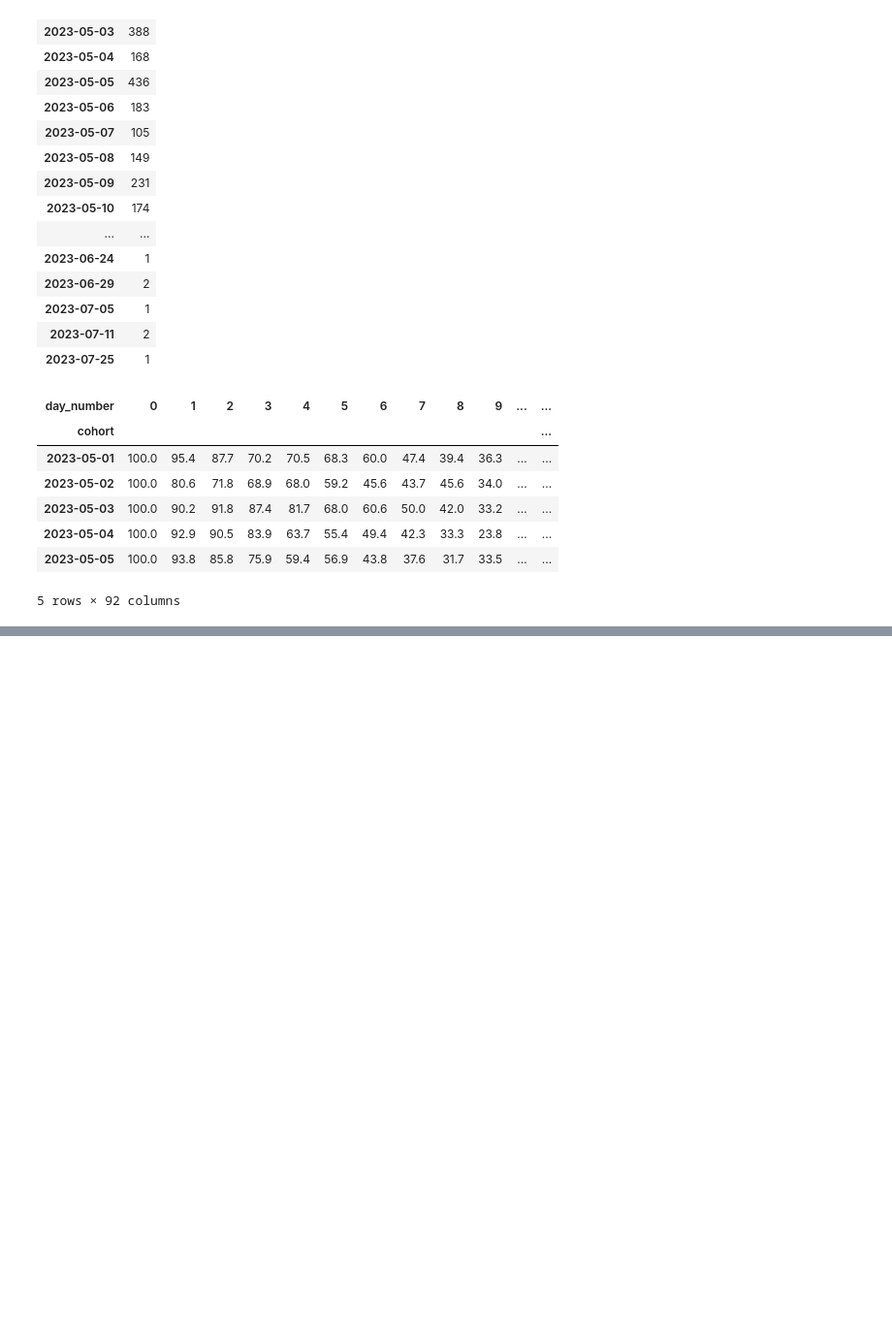
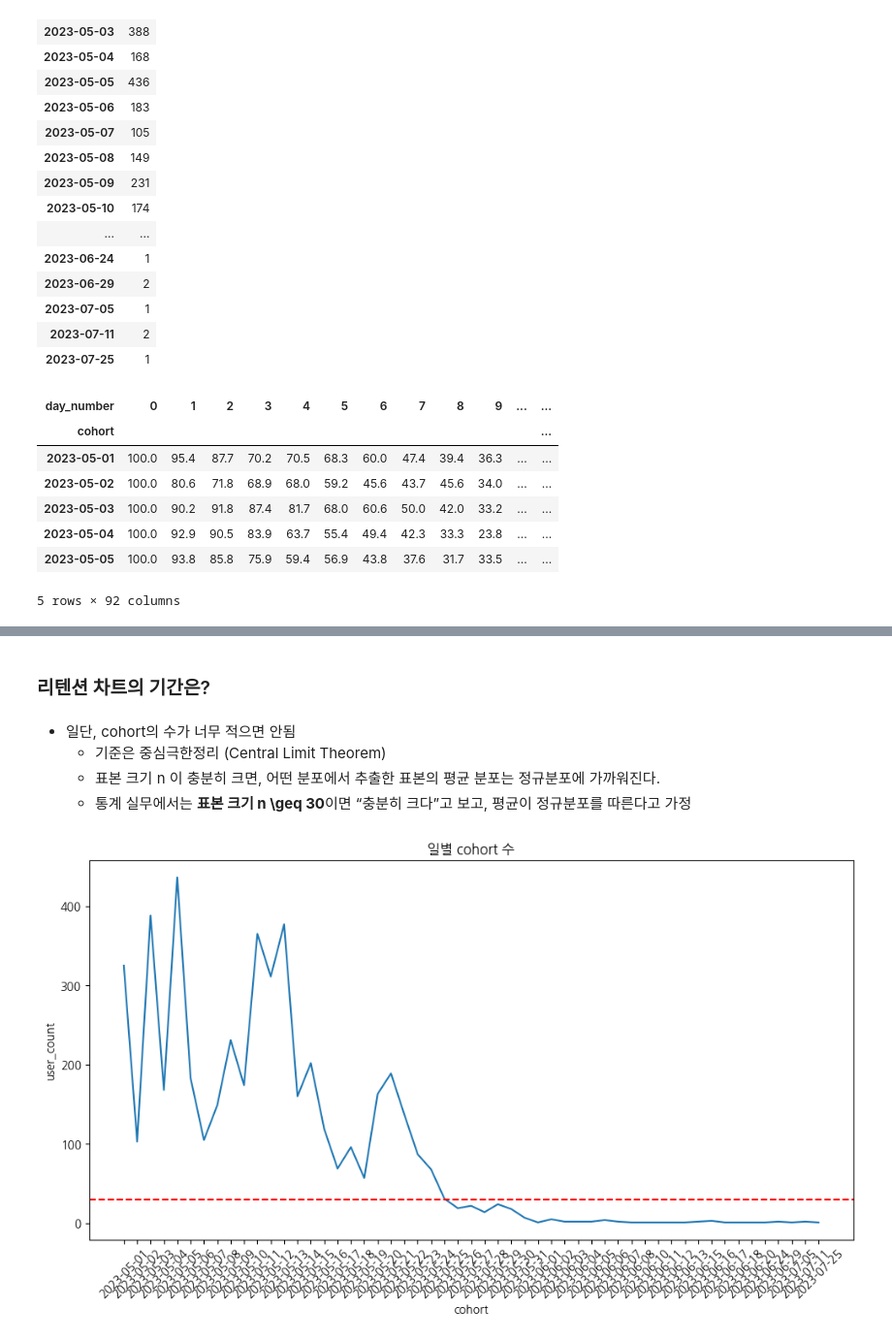
Before and after one commit to saeraniren/advanced_project, a Jupyter notebook: kpi_retention.ipynb, the cells around one changed output, grey strips where cells are left out. Shown at 97% size. Cells and saved outputs as stored; diff of their text form; code cells hidden in the pictures; blank space fills up the shorter version.

```diff
--- a/kpi_retention.ipynb
+++ b/kpi_retention.ipynb
@@ -507,0 +519,19 @@ retention_with_usercount_df.head()
+# %% [markdown]
+### 리텐션 차트의 기간은?
+# %% [markdown]
+- 일단, cohort의 수가 너무 적으면 안됨
+    - 기준은 중심극한정리 (Central Limit Theorem)
+    - 표본 크기 n 이 충분히 크면, 어떤 분포에서 추출한 표본의 평균 분포는 정규분포에 가까워진다.
+    - 통계 실무에서는 **표본 크기 n \geq 30**이면 “충분히 크다”고 보고, 평균이 정규분포를 따른다고 가정
+# %%
+# 집단별 표본 크기 그래프로 그려보기
+
+plt.figure(figsize=(12,6))
+sns.lineplot(data=retention_with_usercount_df, x='cohort', y='user_count')
+# y=30 기준선 추가 (점선)
+plt.axhline(y=30, color='red', linestyle='--', linewidth=1.5, label='n = 30 기준선')
+plt.title('일별 cohort 수')
+plt.xticks(rotation=45)
+plt.show()
+# %% [output]
+[figure, added]
```
Also changed, not shown: parts of 32 cells of this notebook.
